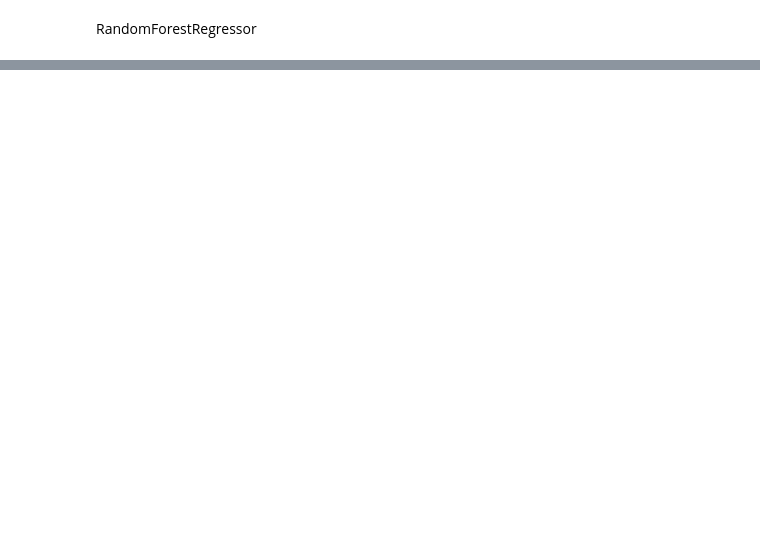
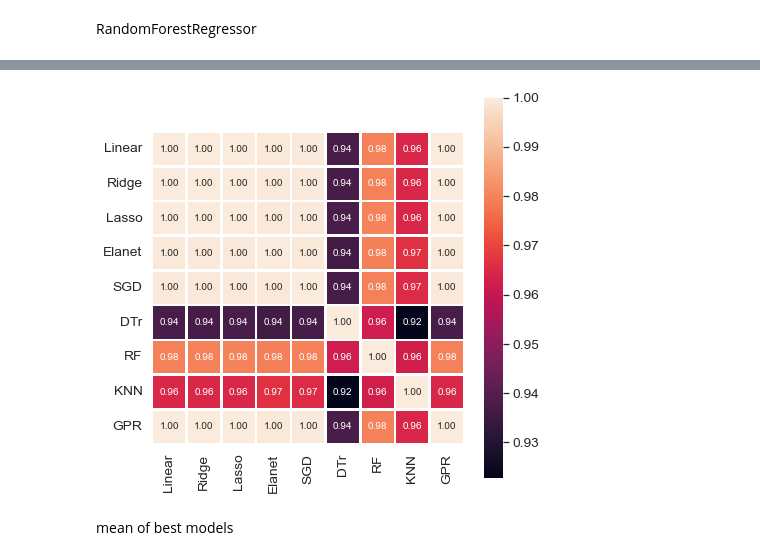
Before and after one commit to yagaoka/HousePrices, a Jupyter notebook: house_price_beginner.ipynb, the cells around one changed output, grey strips where cells are left out. Drawn from its saved outputs; the diff is of its cells as text; code cells hidden in the pictures; blank space fills up the shorter version.

```diff
--- a/house_price_beginner.ipynb
+++ b/house_price_beginner.ipynb
@@ -1057,0 +1168,11 @@ RandomForestRegressor(min_samples_split=4, random_state=5)
+# %%
+pred_gpr = grid_gpr.predict(X_test_sc)
+
+sub_gpr = pd.DataFrame()
+sub_gpr["Id"] = id_test
+sub_gpr["SalePrice"] = pred_gpr
+
+if use_logvals == 1:
+    sub_gpr["SalePrice"] = np.exp(sub_gpr["SalePrice"])
+
+sub_gpr.to_csv("gpr.csv", index=False)
@@ -1057,0 +1195,6 @@ RandomForestRegressor(min_samples_split=4, random_state=5)
+# %%
+predictions = {"Linear": pred_linreg_all, "Ridge": pred_ridge_all, "Lasso": pred_lasso,
+              "Elanet": pred_enet, "SGD": pred_sgd, "DTr": pred_dtree, "RF": pred_rf,
+              "KNN": pred_knn, "GPR": pred_gpr}
+df_predictions = pd.DataFrame(data=predictions)
+df_predictions.corr()
@@ -1057,0 +1212,11 @@ RandomForestRegressor(min_samples_split=4, random_state=5)
+# %%
+plt.figure(figsize=(7, 7))
+sns.set(font_scale=1.25)
+sns.heatmap(df_predictions.corr(), linewidths=1.5, annot=True, square=True,
+           fmt=".2f", annot_kws={"size": 10},
+           yticklabels=df_predictions.columns, xticklabels=df_predictions.columns)
+plt.show()
+# %% [output]
+[figure, added]
+# %% [markdown]
+mean of best models
```
Also changed, not shown: parts of 19 cells of this notebook.
